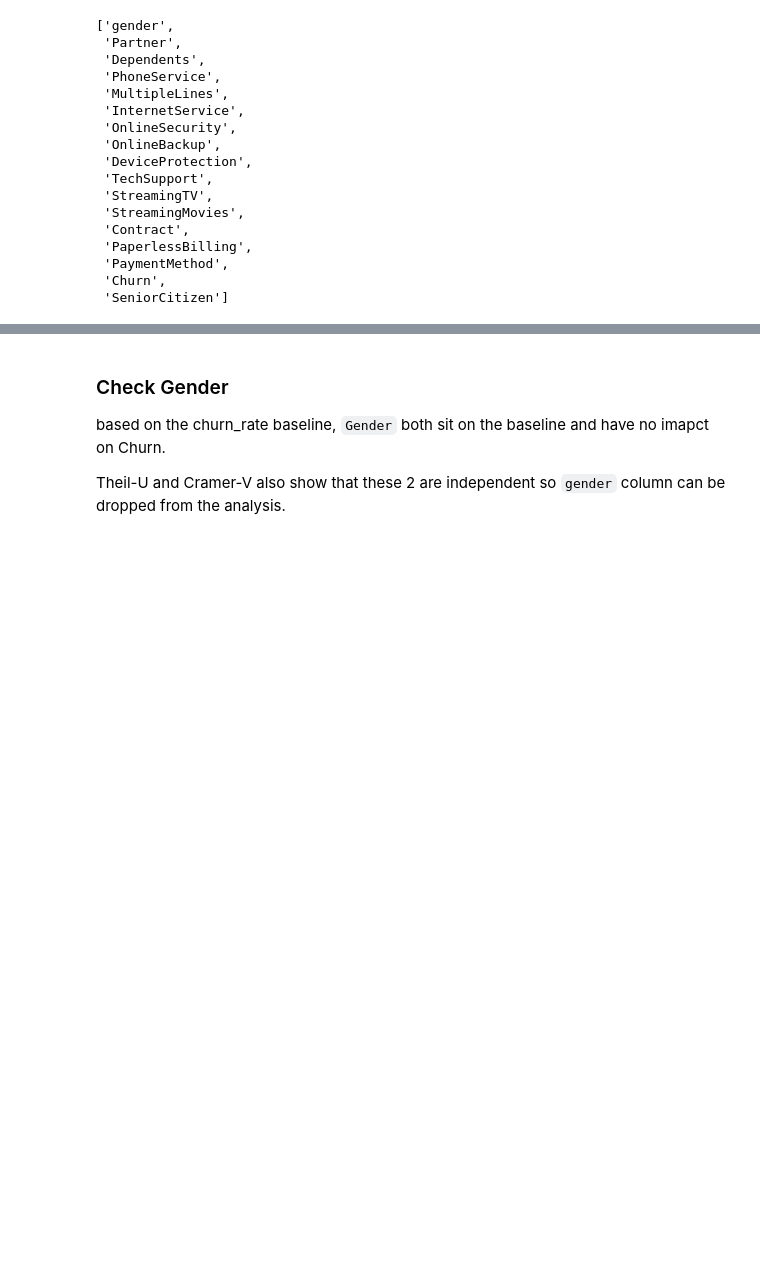
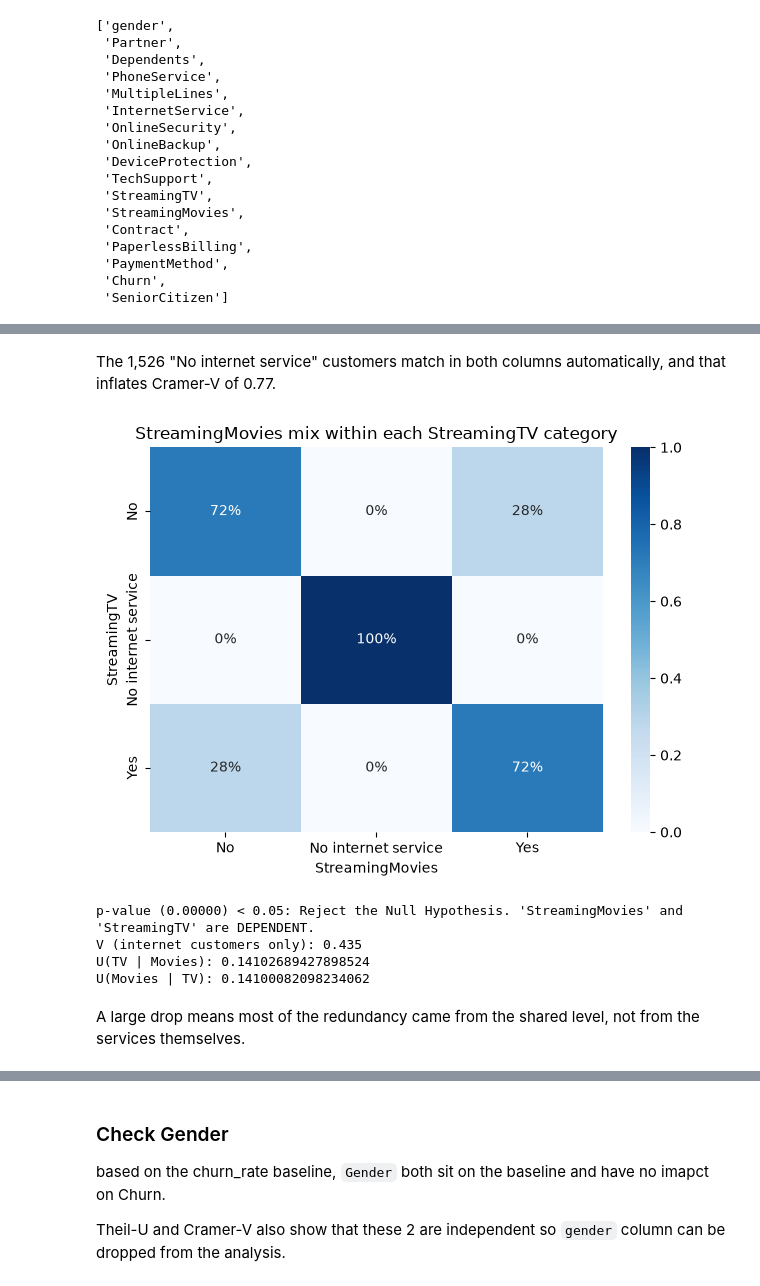
Before and after one commit to jeswingeorge/Telco-Customer-Churn-Kaggle, a Jupyter notebook: notebooks/2_bi_multivariate_analysis.ipynb, the cells around one changed output, grey strips where cells are left out. Drawn from its saved outputs; the diff is of its cells as text; code cells hidden in the pictures; blank space fills up the shorter version.

```diff
--- a/notebooks/2_bi_multivariate_analysis.ipynb
+++ b/notebooks/2_bi_multivariate_analysis.ipynb
@@ -322,0 +296,30 @@ df.drop(columns=['StreamingMovies'], inplace=True, errors='ignore')
+# %% [markdown]
+The 1,526 "No internet service" customers match in both columns automatically, and that inflates Cramer-V of 0.77.
+# %%
+streaming_mix = pd.crosstab(
+    df["StreamingTV"],
+    df["StreamingMovies"],
+    normalize="index"
+)
+
+sns.heatmap(streaming_mix, annot=True, fmt=".0%", cmap="Blues")
+plt.xlabel("StreamingMovies")
+plt.ylabel("StreamingTV")
+plt.title("StreamingMovies mix within each StreamingTV category")
+plt.tight_layout()
+# %% [output]
+[figure, added]
+# %%
+inet = df[df["InternetService"] != "No"]
+
+v, p = cramers_v(x=inet["StreamingMovies"], y=inet["StreamingTV"])
+print(f"V (internet customers only): {v:.3f}")
+print("U(TV | Movies):", theils_u(x=inet["StreamingMovies"], y=inet["StreamingTV"]))
+print("U(Movies | TV):", theils_u(x=inet["StreamingTV"], y=inet["StreamingMovies"]))
+# %% [output]
+p-value (0.00000) < 0.05: Reject the Null Hypothesis. 'StreamingMovies' and 'StreamingTV' are DEPENDENT.
+V (internet customers only): 0.435
+U(TV | Movies): 0.14102689427898524
+U(Movies | TV): 0.14100082098234062
+# %% [markdown]
+A large drop means most of the redundancy came from the shared level, not from the services themselves.
```
Also changed, not shown: parts of 66 cells of this notebook, 9 other files.
